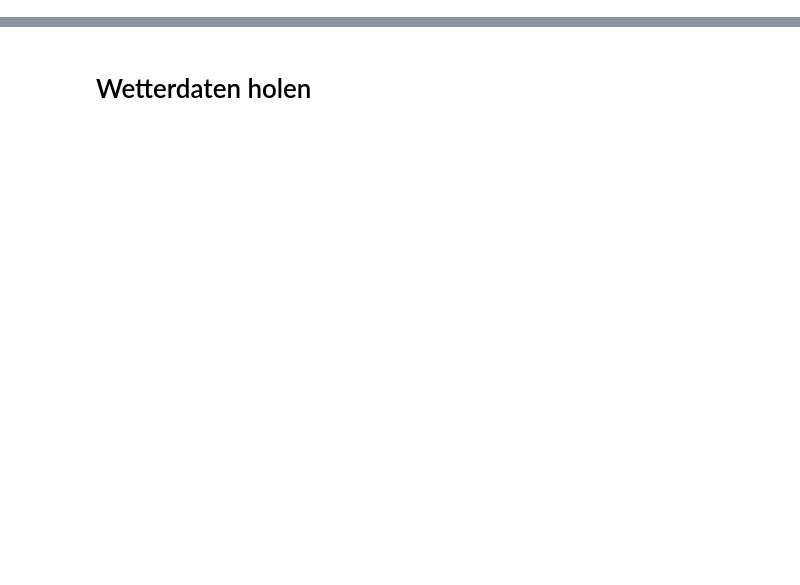
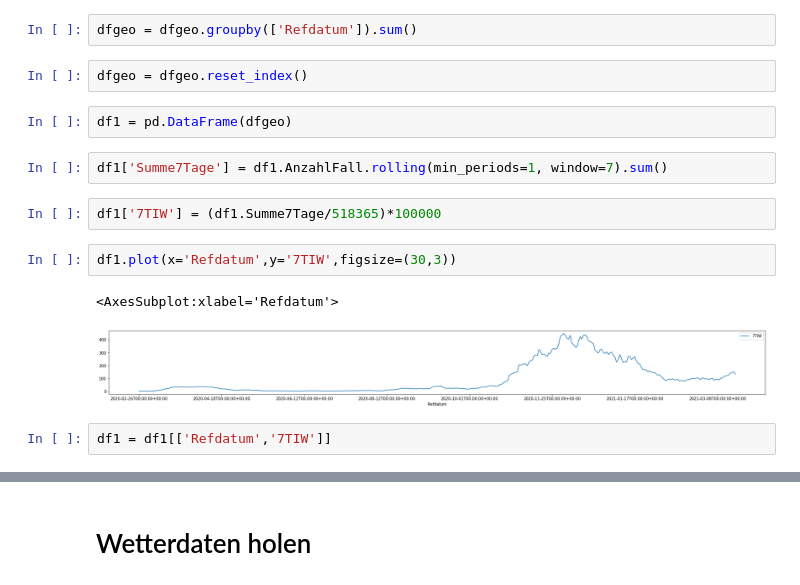
Before and after one commit to jokus-pokus/Gesundheitsamt, a Jupyter notebook: DatenSammlung.ipynb, the cells around one changed output, grey strips where cells are left out. Cells and saved outputs as stored; diff of their text form; blank space fills up the shorter version.

```diff
--- a/DatenSammlung.ipynb
+++ b/DatenSammlung.ipynb
@@ -125,0 +15,17 @@ dfnbg.plot(x= 'Date',y='7-Tages-Inzidenz')
+# %%
+dfgeo = dfgeo.groupby(['Refdatum']).sum()
+# %%
+dfgeo = dfgeo.reset_index()
+# %%
+df1 = pd.DataFrame(dfgeo)
+# %%
+df1['Summe7Tage'] = df1.AnzahlFall.rolling(min_periods=1, window=7).sum()
+# %%
+df1['7TIW'] = (df1.Summe7Tage/518365)*100000
+# %%
+df1.plot(x='Refdatum',y='7TIW',figsize=(30,3))
+# %% [output]
+<AxesSubplot:xlabel='Refdatum'>
+[figure, added]
+# %%
+df1 = df1[['Refdatum','7TIW']]
```
Also changed, not shown: parts of 29 cells of this notebook, 4 other files.
